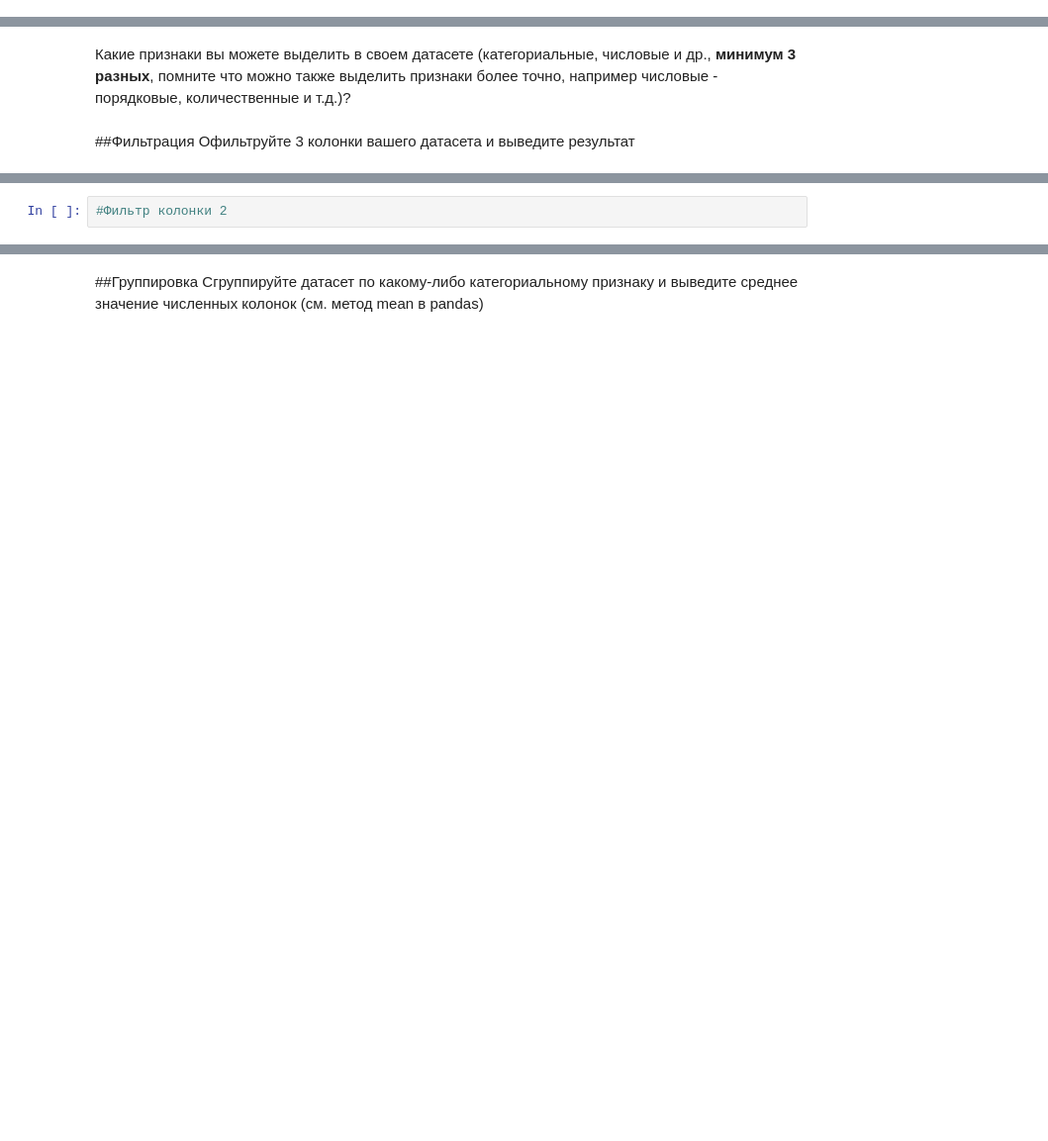
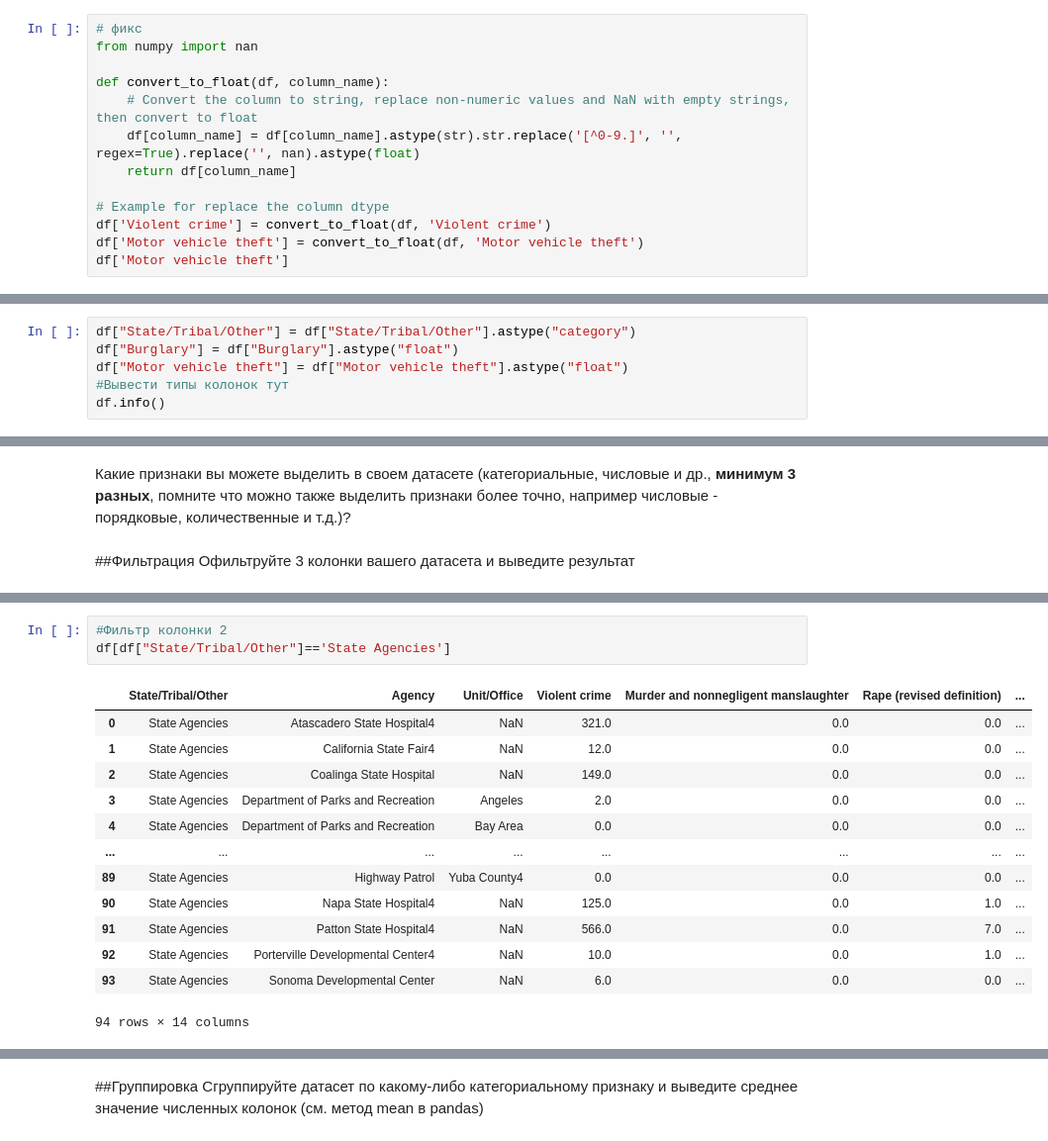
Before and after one commit to h8erqqq/ML, a Jupyter notebook: Задание_1_Korovin_ipynb".ipynb, the cells around one changed output, grey strips where cells are left out. Shown: that part at 99% size. Cells and saved outputs as stored; diff of their text form; blank space fills up the shorter version.

```diff
--- a/Задание_1_Korovin_ipynb".ipynb
+++ b/Задание_1_Korovin_ipynb".ipynb
@@ -16,0 +31,13 @@ df
+# %%
+# фикс
+from numpy import nan
+
+def convert_to_float(df, column_name):
+    # Convert the column to string, replace non-numeric values and NaN with empty strings, then convert to float
+    df[column_name] = df[column_name].astype(str).str.replace('[^0-9.]', '', regex=True).replace('', nan).astype(float)
+    return df[column_name]
+
+# Example for replace the column dtype
+df['Violent crime'] = convert_to_float(df, 'Violent crime')
+df['Motor vehicle theft'] = convert_to_float(df, 'Motor vehicle theft')
+df['Motor vehicle theft']
@@ -54,0 +159,6 @@ df
+# %%
+df["State/Tribal/Other"] = df["State/Tribal/Other"].astype("category")
+df["Burglary"] = df["Burglary"].astype("float")
+df["Motor vehicle theft"] = df["Motor vehicle theft"].astype("float")
+#Вывести типы колонок тут
+df.info()
@@ -62,4 +199,19 @@ df
 # %%
 #Фильтр колонки 2
+df[df["State/Tribal/Other"]=='State Agencies']
+# %% [output]
+|  | State/Tribal/Other | Agency | Unit/Office | Violent crime | Murder and nonnegligent manslaughter | Rape (revised definition) | ... |
+| 0 | State Agencies | Atascadero State Hospital4 | NaN | 321.0 | 0.0 | 0.0 | ... |
+| 1 | State Agencies | California State Fair4 | NaN | 12.0 | 0.0 | 0.0 | ... |
+| 2 | State Agencies | Coalinga State Hospital | NaN | 149.0 | 0.0 | 0.0 | ... |
+| 3 | State Agencies | Department of Parks and Recreation | Angeles | 2.0 | 0.0 | 0.0 | ... |
+| 4 | State Agencies | Department of Parks and Recreation | Bay Area | 0.0 | 0.0 | 0.0 | ... |
+| ... | ... | ... | ... | ... | ... | ... | ... |
+| 89 | State Agencies | Highway Patrol | Yuba County4 | 0.0 | 0.0 | 0.0 | ... |
+| 90 | State Agencies | Napa State Hospital4 | NaN | 125.0 | 0.0 | 1.0 | ... |
+| 91 | State Agencies | Patton State Hospital4 | NaN | 566.0 | 0.0 | 7.0 | ... |
+| 92 | State Agencies | Porterville Developmental Center4 | NaN | 10.0 | 0.0 | 1.0 | ... |
+| 93 | State Agencies | Sonoma Developmental Center | NaN | 6.0 | 0.0 | 0.0 | ... |
+94 rows × 14 columns
 # %%
 #Фильтр колонки 3
```
Also changed, not shown: parts of 18 cells of this notebook.
